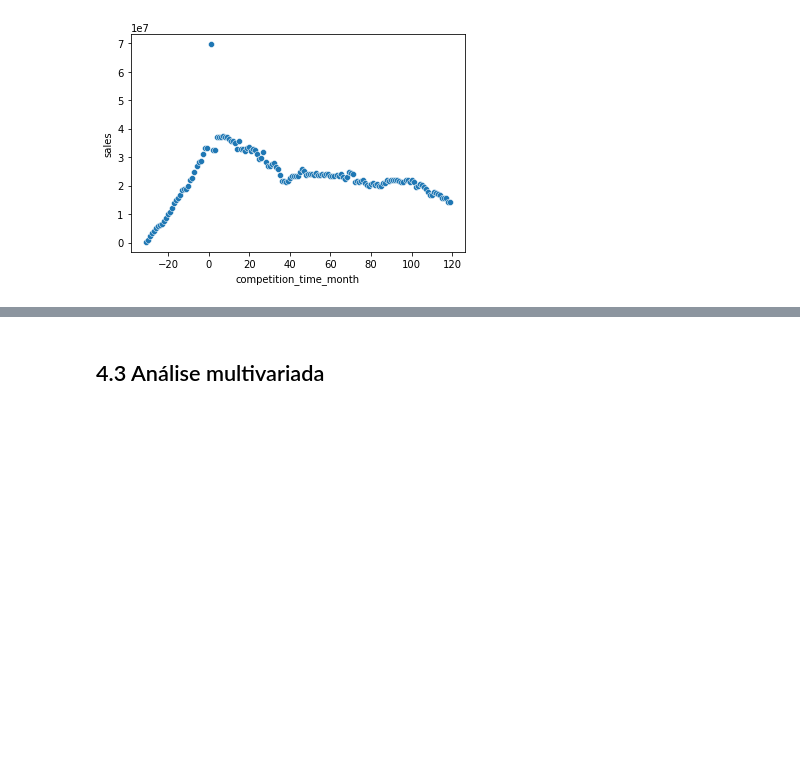
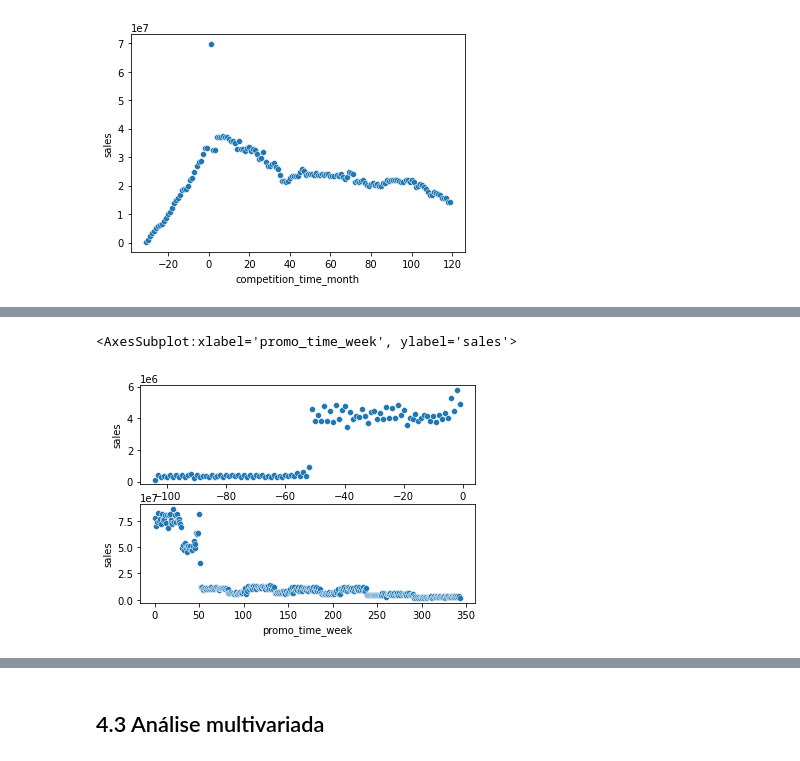
Before and after one commit to paixaols/rossmann-store-sales, a Jupyter notebook: Rossmann_sales_prediction.ipynb, the cells around one changed output, grey strips where cells are left out. Drawn from its saved outputs; the diff is of its cells as text; code cells hidden in the pictures; blank space fills up the shorter version.

```diff
--- a/Rossmann_sales_prediction.ipynb
+++ b/Rossmann_sales_prediction.ipynb
@@ -460,0 +468,12 @@ sns.scatterplot(x = 'competition_time_month', y = 'sales', data = aux2)
+# %%
+aux2 = aux1[aux1['promo_time_week'] < 0]# promoção regular
+aux3 = aux1[aux1['promo_time_week'] > 0]# promoção extendida
+
+plt.subplot(2, 1, 1)
+sns.scatterplot(x = 'promo_time_week', y = 'sales', data = aux2)
+
+plt.subplot(2, 1, 2)
+sns.scatterplot(x = 'promo_time_week', y = 'sales', data = aux3)
+# %% [output]
+<AxesSubplot:xlabel='promo_time_week', ylabel='sales'>
+[figure, added]
```
Also changed, not shown: parts of 36 cells of this notebook.
